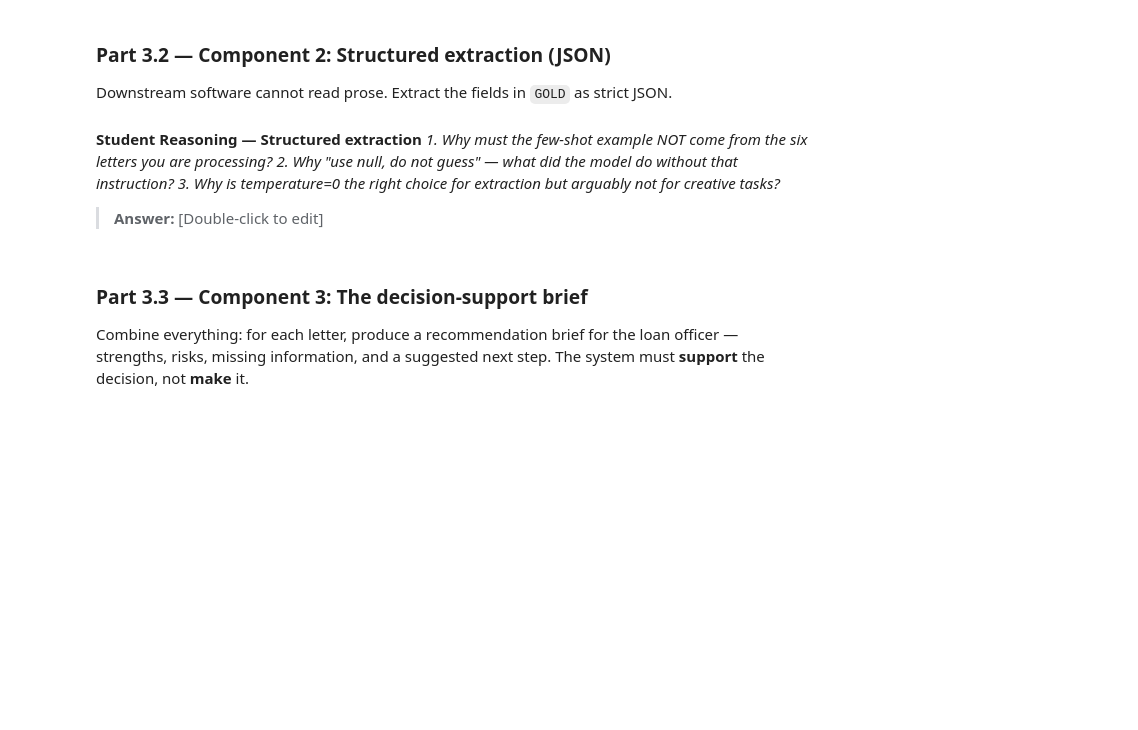
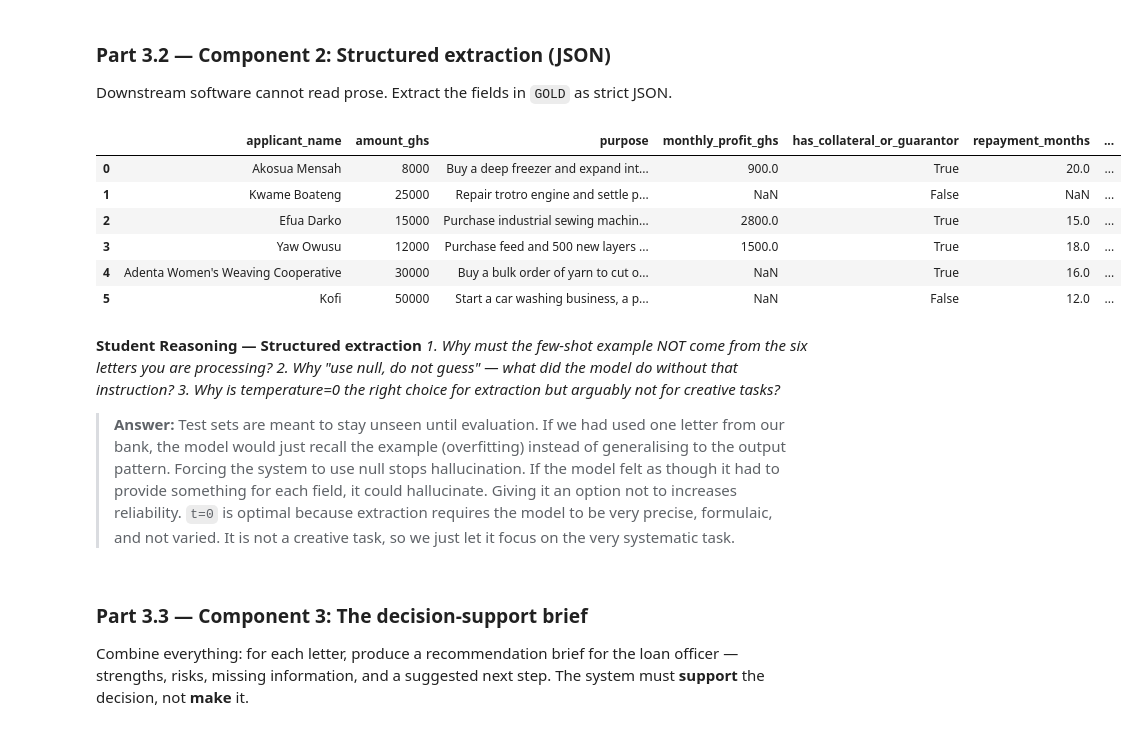
Before and after one commit to onkhida/lab-4-llm-decision-support, a Jupyter notebook: lab_4.ipynb, the cells around one changed output. Saved outputs shown, nothing was run; the diff lists cells and outputs as text; code cells hidden in the pictures; blank space fills up the shorter version.

````diff
--- a/lab_4.ipynb
+++ b/lab_4.ipynb
@@ -321,28 +321,101 @@ Downstream software cannot read prose. Extract the fields in `GOLD` as strict JS
 # %%
 # TODO: Write EXTRACT_PROMPT — a template that instructs the model to return ONLY a JSON
 #   object with EXACTLY these keys:
 #     applicant_name (string), amount_ghs (number), purpose (string),
 #     monthly_profit_ghs (number or null), has_collateral_or_guarantor (boolean),
 #     repayment_months (number or null)
 #   Techniques to use:
 #     - explicit schema in the prompt
 #     - ONE worked example (few-shot) using a letter you write yourself (not from LETTERS!)
 #     - "If a field is not stated in the letter, use null. Do not guess."
 #     - temperature=0
+import json
+import pandas as pd
+
+EXTRACT_SYSTEM_PROMPT = """You are a strict data extraction system for a microfinance institution.
+Your task is to extract loan application details from the provided letter and output ONLY a valid JSON object matching this exact schema:
+
+{
+  "applicant_name": "string (full name)",
+  "amount_ghs": "number (numeric value only, no currency symbols or commas)",
+  "purpose": "string (brief summary of what the loan is for)",
+  "monthly_profit_ghs": "number or null (current monthly profit/income, numeric only)",
+  "has_collateral_or_guarantor": "boolean (true if applicant explicitly offers collateral or a guarantor, false otherwise)",
+  "repayment_months": "number or null (proposed loan duration in months as an integer)"
+}
+
+Rules:
+1. Output ONLY the JSON object. Do not include introductory text, explanations, or conclusions.
+2. If a field is not explicitly stated in the letter, use null (or false for has_collateral_or_guarantor if none offered). Do not guess or infer missing financial figures.
+3. Convert all time periods to months (e.g., 1 year = 12).
+
+Example Application Letter:
+"My name is Roronoa Zoro and I run a sword sharpening stall in Shimotsuki Market with Dracule Mihawk. I am applying for a loan of GHS 12,000 to purchase three Meito-grade katanas and expand into custom blade forging. My stall currently generates about GHS 1,500 profit each month. I plan to repay the full loan over 18 months. My training partner, Perona, has agreed to stand as my guarantor."
+
+Example JSON Output:
+{
+  "applicant_name": "Roronoa Zoro",
+  "amount_ghs": 12000,
+  "purpose": "Purchase three Meito-grade katanas and expand blade forging workshop",
+  "monthly_profit_ghs": 1500,
+  "has_collateral_or_guarantor": true,
+  "repayment_months": 18
+}
+"""
 
 # TODO: Write extract_fields(letter_text) that calls the LLM, strips any ```json fences,
 #   json.loads() the result, and returns a dict. Handle parse failures gracefully
 #   (return None and print a warning).
+def extract_fields(letter_text):
+    # Call your ask_llm helper at temperature=0
+    response = ask_llm(
+        user_prompt=f"Extract the fields from this loan application:\n\n{letter_text}",
+        system_prompt=EXTRACT_SYSTEM_PROMPT,
+        temperature=0.0,
+    )
+
+    # Get the raw text content
+    raw_text = response.choices[0].message.content
+
+    # Clean out any markdown formatting fences (```json or ```)
+    cleaned_text = raw_text.replace("```json", "").replace("```", "").strip()
+
+    # Try to parse into a Python dictionary
+    try:
+        return json.loads(cleaned_text)
+    except json.JSONDecodeError:
+        print("Warning: Could not parse response as JSON.")
+        print(cleaned_text)
+        return None
 
 # TODO: Run it on ALL SIX letters; collect results into a pandas DataFrame (one row per
 #   letter) and display it.
+rows = []
+
+for letter_id, letter_text in LETTERS.items():
+    record = extract_fields(letter_text)
+    if record is not None:
+        record["letter_id"] = letter_id
+        rows.append(record)
+
+df = pd.DataFrame(rows)
+df
+# %% [output]
+|  | applicant_name | amount_ghs | purpose | monthly_profit_ghs | has_collateral_or_guarantor | repayment_months | ... |
+| 0 | Akosua Mensah | 8000 | Buy a deep freezer and expand int... | 900.0 | True | 20.0 | ... |
+| 1 | Kwame Boateng | 25000 | Repair trotro engine and settle p... | NaN | False | NaN | ... |
+| 2 | Efua Darko | 15000 | Purchase industrial sewing machin... | 2800.0 | True | 15.0 | ... |
+| 3 | Yaw Owusu | 12000 | Purchase feed and 500 new layers ... | 1500.0 | True | 18.0 | ... |
+| 4 | Adenta Women's Weaving Cooperative | 30000 | Buy a bulk order of yarn to cut o... | NaN | True | 16.0 | ... |
+| 5 | Kofi | 50000 | Start a car washing business, a p... | NaN | False | 12.0 | ... |
 # %% [markdown]
 **Student Reasoning — Structured extraction**
 *1. Why must the few-shot example NOT come from the six letters you are processing?*
 *2. Why "use null, do not guess" — what did the model do without that instruction?*
 *3. Why is temperature=0 the right choice for extraction but arguably not for creative tasks?*
 
-> **Answer:** [Double-click to edit]
+> **Answer:**
+> Test sets are meant to stay unseen until evaluation. If we had used one letter from our bank, the model would just recall the example (overfitting) instead of generalising to the output pattern. Forcing the system to use null stops hallucination. If the model felt as though it had to provide something for each field, it could hallucinate. Giving it an option not to increases reliability. `t=0` is optimal because extraction requires the model to be very precise, formulaic, and not varied. It is not a creative task, so we just let it focus on the very systematic task.
 # %% [markdown]
 ### Part 3.3 — Component 3: The decision-support brief
 Combine everything: for each letter, produce a recommendation brief for the loan officer —
````
